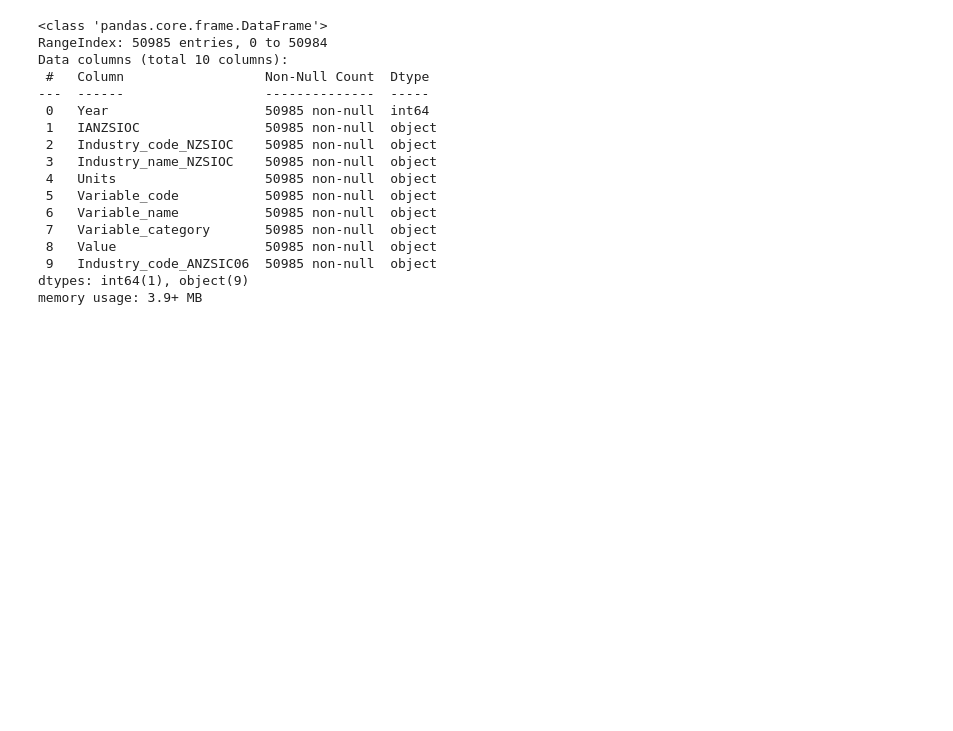
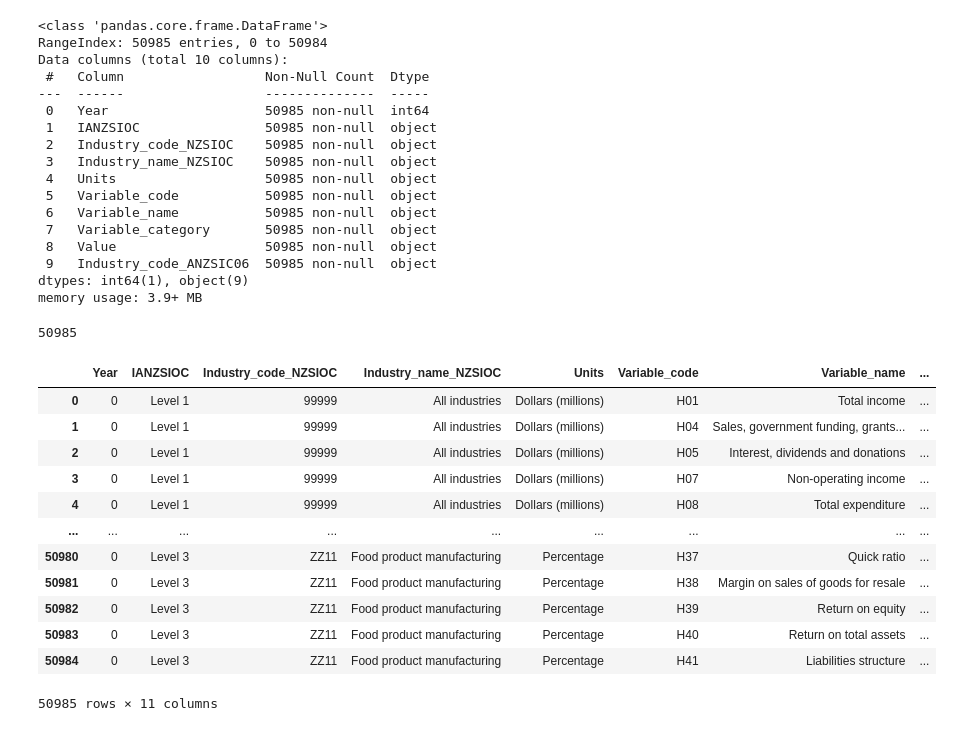
Before and after one commit to ChinmayBhattt/Machine-Learning-Playground, a Jupyter notebook: Pandas/start.ipynb, the cells around one changed output. Cells and saved outputs as stored; diff of their text form; code cells hidden in the pictures; blank space fills up the shorter version.

```diff
--- a/Pandas/start.ipynb
+++ b/Pandas/start.ipynb
@@ -194,6 +194,7 @@ df.rename(columns={"Year": "Yr"})
 50985 rows × 10 columns
 # %%
 df['Yr'] = df['Yr'].astype(int)
+df['Yr'] = df['Yr'].astype("string")
 # %% [output]
 KeyError: 'Yr'
 # %%
@@ -216,3 +217,26 @@ Data columns (total 10 columns):
  9   Industry_code_ANZSIC06  50985 non-null  object
 dtypes: int64(1), object(9)
 memory usage: 3.9+ MB
+# %%
+# df['Yr'][0]
+len(df)
+# %% [output]
+50985
+# %%
+df["zeros"] = [0 for i in range(len(df))]
+# %%
+df
+# %% [output]
+|  | Year | IANZSIOC | Industry_code_NZSIOC | Industry_name_NZSIOC | Units | Variable_code | Variable_name | ... |
+| 0 | 0 | Level 1 | 99999 | All industries | Dollars (millions) | H01 | Total income | ... |
+| 1 | 0 | Level 1 | 99999 | All industries | Dollars (millions) | H04 | Sales, government funding, grants... | ... |
+| 2 | 0 | Level 1 | 99999 | All industries | Dollars (millions) | H05 | Interest, dividends and donations | ... |
+| 3 | 0 | Level 1 | 99999 | All industries | Dollars (millions) | H07 | Non-operating income | ... |
+| 4 | 0 | Level 1 | 99999 | All industries | Dollars (millions) | H08 | Total expenditure | ... |
+| ... | ... | ... | ... | ... | ... | ... | ... | ... |
+| 50980 | 0 | Level 3 | ZZ11 | Food product manufacturing | Percentage | H37 | Quick ratio | ... |
+| 50981 | 0 | Level 3 | ZZ11 | Food product manufacturing | Percentage | H38 | Margin on sales of goods for resale | ... |
+| 50982 | 0 | Level 3 | ZZ11 | Food product manufacturing | Percentage | H39 | Return on equity | ... |
+| 50983 | 0 | Level 3 | ZZ11 | Food product manufacturing | Percentage | H40 | Return on total assets | ... |
+| 50984 | 0 | Level 3 | ZZ11 | Food product manufacturing | Percentage | H41 | Liabilities structure | ... |
+50985 rows × 11 columns
```
